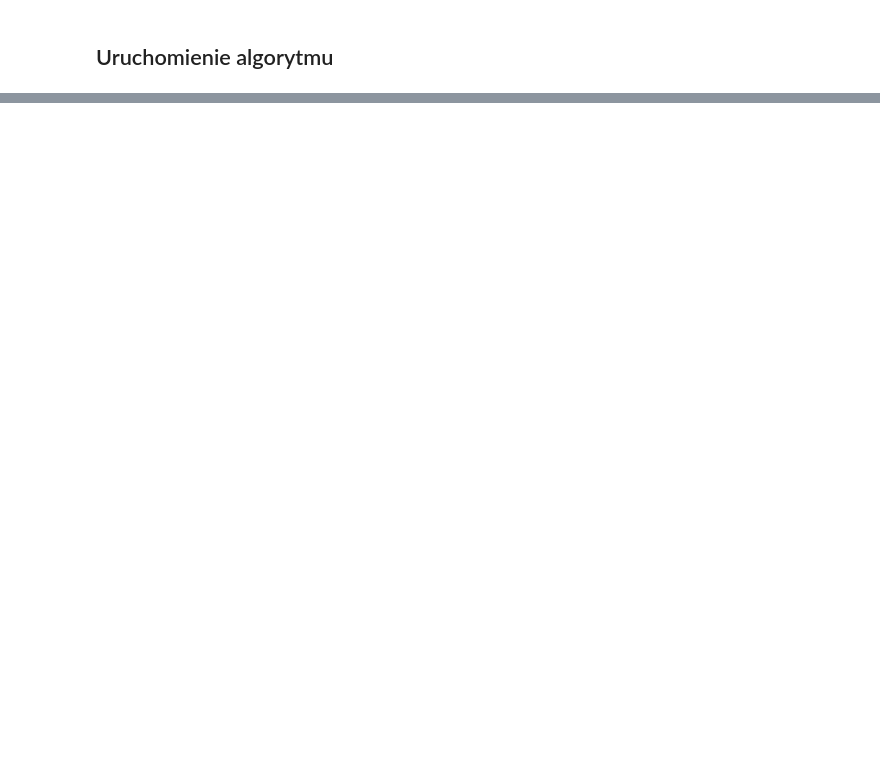
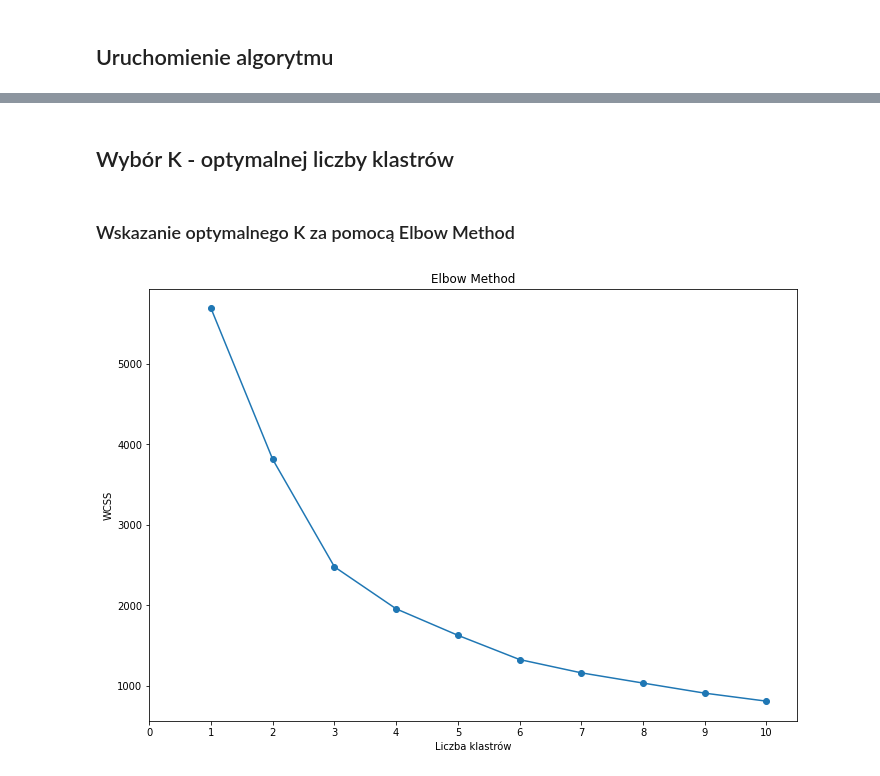
Before and after one commit to brooda/EvolutionaryAlgorithm, a Jupyter notebook: WAE.ipynb, the cells around one changed output, grey strips where cells are left out. Saved outputs shown, nothing was run; the diff lists cells and outputs as text; code cells hidden in the pictures; blank space fills up the shorter version.

Commit message:
k-means and gap stat added

```diff
--- a/WAE.ipynb
+++ b/WAE.ipynb
@@ -233,0 +263,5 @@ plt.scatter(x2, y2)
+# %%
+df = pd.DataFrame()
+df['x'] = x2
+df['y'] = y2
+print(df)
@@ -233,0 +283,24 @@ plt.scatter(x2, y2)
+# %% [markdown]
+## Wybór K - optymalnej liczby klastrów
+# %% [markdown]
+### Wskazanie optymalnego K za pomocą Elbow Method
+# %%
+from sklearn.cluster import KMeans
+
+wcss = []
+for i in range(1, 11):
+    kmeans = KMeans(n_clusters=i, init='k-means++', max_iter=300, n_init=10, random_state=0)
+    kmeans.fit(df)
+    wcss.append(kmeans.inertia_)
+
+fig = plt.figure()
+ax = fig.add_axes([0,0,1.5,1.5])
+ax.set_xticks(np.arange(0,12,1))
+ax.set_xlim(0,10.5)
+plt.plot(range(1, 11), wcss, '-o')
+plt.title('Elbow Method')
+plt.xlabel('Liczba klastrów')
+plt.ylabel('WCSS')
+plt.show()
+# %% [output]
+[figure, added]
```
Also changed, not shown: parts of 13 cells of this notebook.
